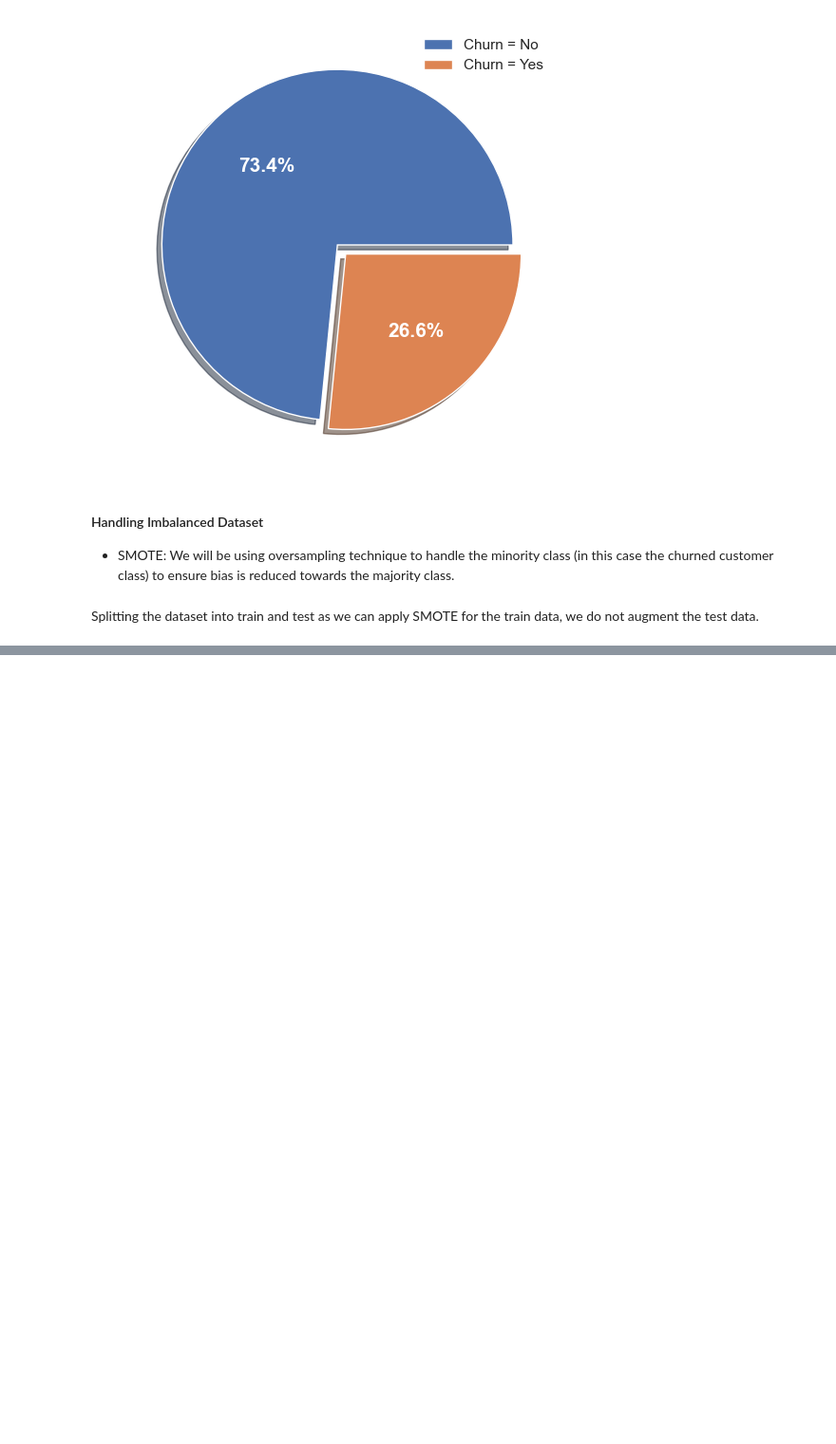
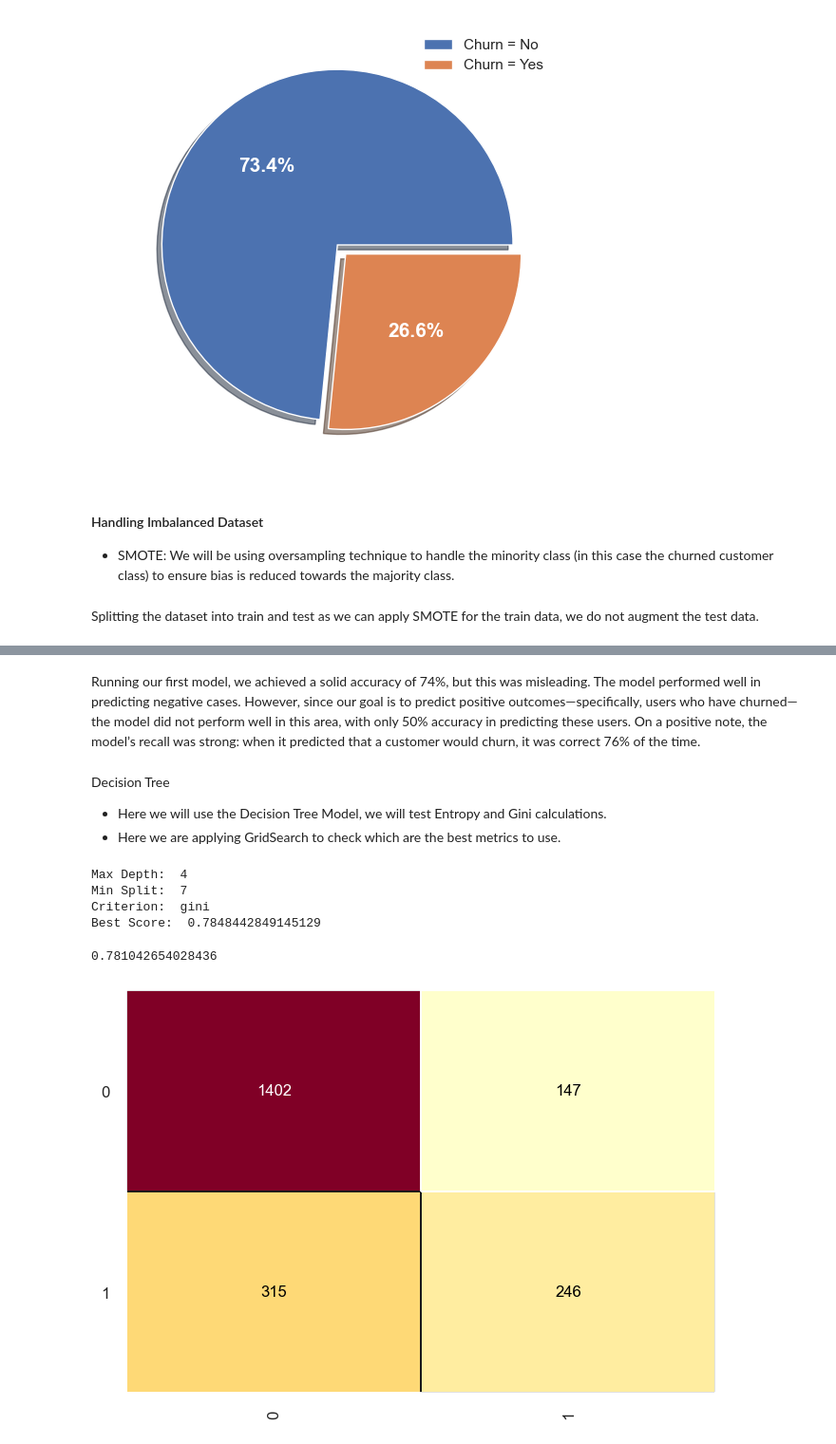
Before and after one commit to anuragRyan/Customer-Churn-Prediction-EDA-ML, a Jupyter notebook: Customer_Churn_Prediction.ipynb, the cells around one changed output, grey strips where cells are left out. Shown at 95% size. Drawn from its saved outputs; the diff is of its cells as text; code cells hidden in the pictures; blank space fills up the shorter version.

Commit message:
Implemented ML models

```diff
--- a/Customer_Churn_Prediction.ipynb
+++ b/Customer_Churn_Prediction.ipynb
@@ -565,0 +566,36 @@ Accuracy score:  0.7497630331753554
+# %% [markdown]
+Running our first model, we achieved a solid accuracy of 74%, but this was misleading. The model performed well in predicting negative cases. However, since our goal is to predict positive outcomes—specifically, users who have churned—the model did not perform well in this area, with only 50% accuracy in predicting these users. On a positive note, the model’s recall was strong: when it predicted that a customer would churn, it was correct 76% of the time.
+# %% [markdown]
+Decision Tree
+* Here we will use the Decision Tree Model, we will test Entropy and Gini calculations.
+* Here we are applying GridSearch to check which are the best metrics to use.
+# %%
+parameters = {"max_depth": [3, 4, 5, 6, 7, 9, 11, 13, 15],
+              "min_samples_split": [2, 3, 4, 5, 6, 7],
+              "criterion": ['entropy', 'gini']
+             }
+
+model = DecisionTreeClassifier()
+gridDecisionTree = RandomizedSearchCV(model, parameters, cv = 3, n_jobs=-1)
+gridDecisionTree.fit(X_train, y_train)
+
+print("Max Depth: ", gridDecisionTree.best_estimator_.max_depth)
+print("Min Split: ", gridDecisionTree.best_estimator_.min_samples_split)
+print("Criterion: ", gridDecisionTree.best_estimator_.criterion)
+print("Best Score: ", gridDecisionTree.best_score_)
+# %% [output]
+Max Depth:  4
+Min Split:  7
+Criterion:  gini
+Best Score:  0.7848442849145129
+# %%
+d_tree = DecisionTreeClassifier(criterion='gini', max_depth = 4, min_samples_split = 7, random_state = 0)
+d_tree.fit(X_train, y_train)
+y_predict_dt = d_tree.predict(X_test)
+
+cm = ConfusionMatrix(d_tree)
+cm.fit(X_train, y_train)
+cm.score(X_test, y_test)
+# %% [output]
+0.781042654028436
+[figure, added]
```
Also changed, not shown: parts of 28 cells of this notebook.
